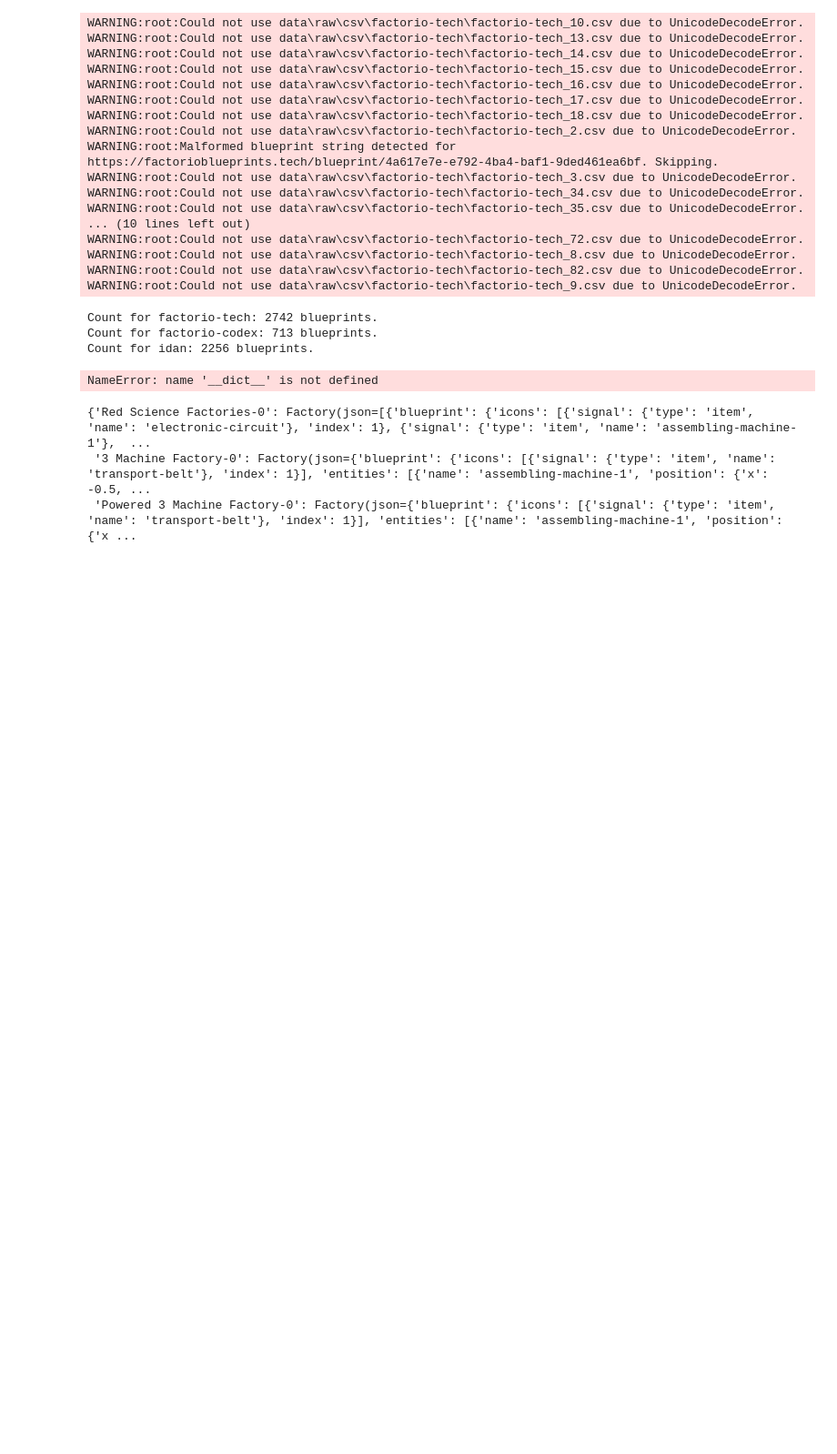
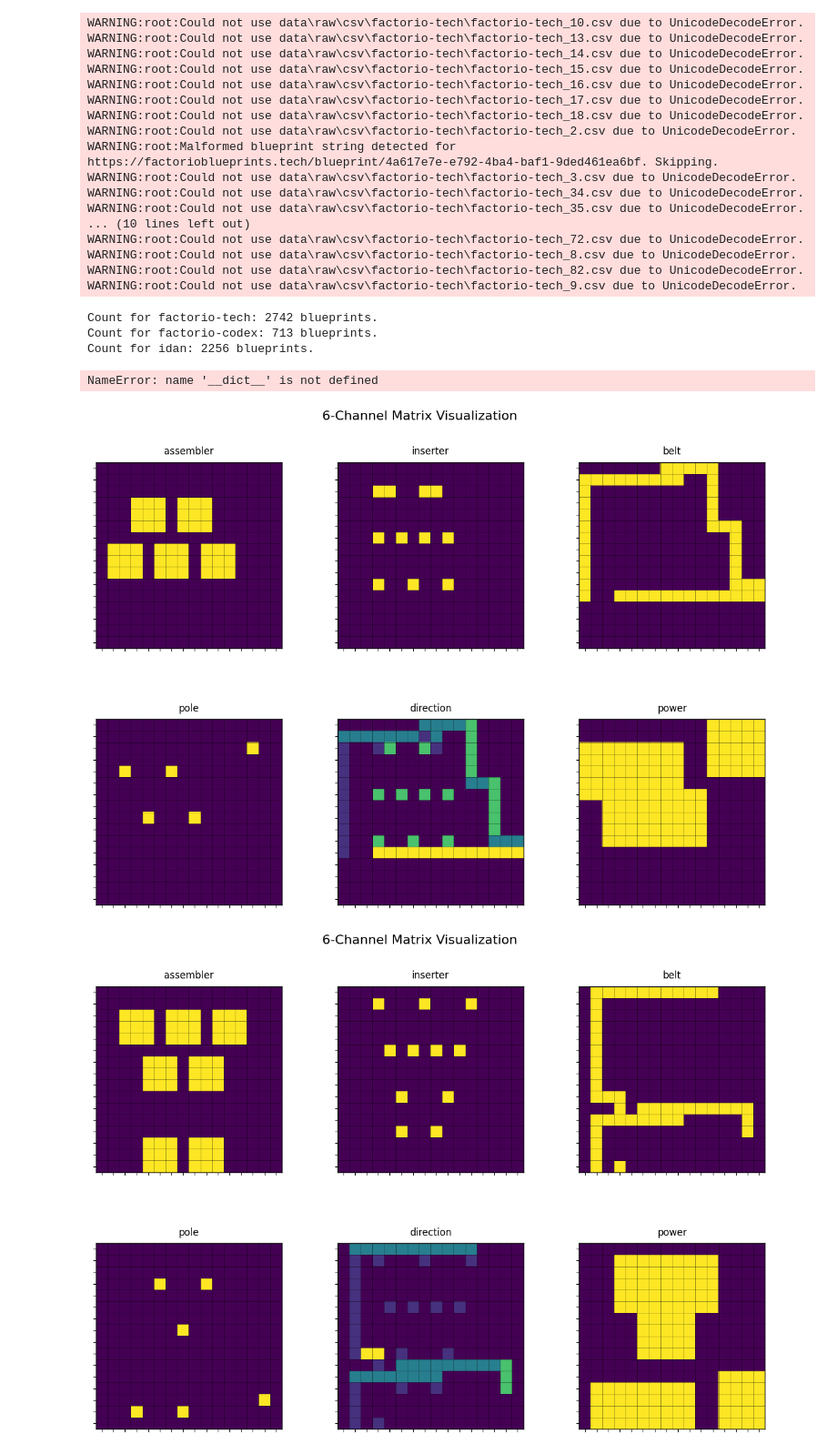
Before and after one commit to A-Vaillant/factorio-working-group, a Jupyter notebook: pipeline.ipynb, the cells around one changed output. Shown: that part at 91% size. Saved outputs shown, nothing was run; the diff lists cells and outputs as text; code cells hidden in the pictures; blank space fills up the shorter version.

Commit message:
Things are humming along, though centering is not working right still.

```diff
--- a/pipeline.ipynb
+++ b/pipeline.ipynb
@@ -55,7 +55,16 @@ Count for idan: 2256 blueprints.
 # %% [output]
 NameError: name '__dict__' is not defined
 # %%
+from src.pipeline import loaders
+from src.syntheticdata import load_dataset
+
+dd = load_dataset('av-redscience')
+ml = loaders.MatrixLoader(dd, center=True)
-# %% [output]
-{'Red Science Factories-0': Factory(json=[{'blueprint': {'icons': [{'signal': {'type': 'item', 'name': 'electronic-circuit'}, 'index': 1}, {'signal': {'type': 'item', 'name': 'assembling-machine-1'},  ...
- '3 Machine Factory-0': Factory(json={'blueprint': {'icons': [{'signal': {'type': 'item', 'name': 'transport-belt'}, 'index': 1}], 'entities': [{'name': 'assembling-machine-1', 'position': {'x': -0.5, ...
- 'Powered 3 Machine Factory-0': Factory(json={'blueprint': {'icons': [{'signal': {'type': 'item', 'name': 'transport-belt'}, 'index': 1}], 'entities': [{'name': 'assembling-machine-1', 'position': {'x ...
+# %%
+from src.visualization import visualize_multichannel_matrix
+
+for i in ml:
+    visualize_multichannel_matrix(i.T)
+# %% [output]
+[figure, added]
+[figure, added]
```
Also changed, not shown: parts of 1 cell of this notebook, 3 other files.
